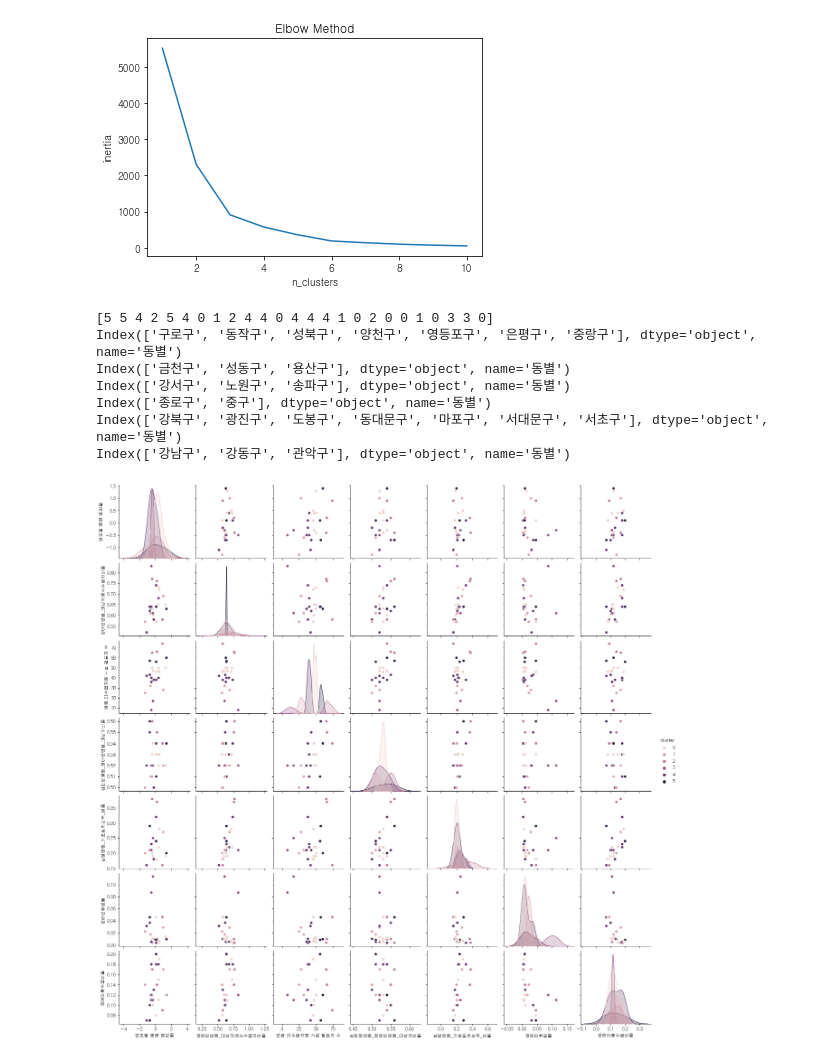
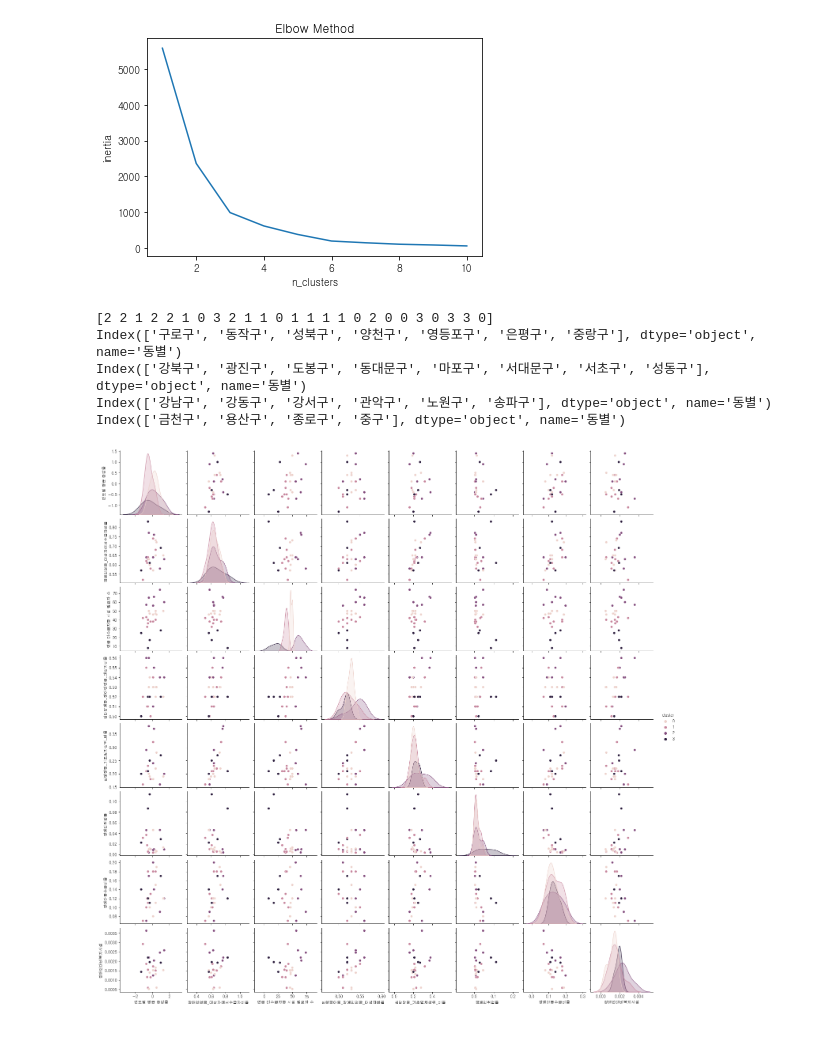
Before and after one commit to Toddbear20/Taxi_project, a Jupyter notebook: welfare.ipynb, the cells around one changed output. Saved outputs shown, nothing was run; the diff lists cells and outputs as text; code cells hidden in the pictures.

```diff
--- a/welfare.ipynb
+++ b/welfare.ipynb
@@ -382,5 +382,8 @@ clusterDF
 | 199 | 1.474790 | -0.209028 | 1 |
 200 rows × 3 columns
 # %%
-df_ds.to_csv('장애인시설비율.csv')
+df=pd.read_csv('장애인시설비율.csv')
+df=df.sort_values('구별')
+arr=df['총복지시설']/df['총 장애인 수']
+arr #총복지시설 대비 총 장애인 수
 # %% [output]
@@ -939,5 +978,7 @@ df_work
 # %%
 df_child = pd.read_csv('child_handicapped_final.csv', index_col='통계시군구명')
 df_work['장애아동수급비율'] = df_child['장애아동수급비율']
-df_work
+df_work['장애인대비복지시설'] = arr.to_list()
+df.work=df_work.drop(columns = ['cluster'])
+df.work
 # %% [output]
@@ -999,42 +1019,38 @@ plt.show()
 # %%
 from matplotlib import font_manager, rc
 font_path = "C:/Windows/Fonts/gulim.ttc"
 font = font_manager.FontProperties(fname = font_path).get_name()
 rc('font', family = font)
 
-kmeans = KMeans(n_clusters = 6, init='k-means++', max_iter=200, random_state=0).fit(df_work)
+kmeans = KMeans(n_clusters = 4, init='k-means++', max_iter=200, random_state=0).fit(df_work)
 df_work['cluster'] = kmeans.labels_
 print(kmeans.labels_)
 
 marker0_ind = df_work[df_work['cluster']==0].index
 marker1_ind = df_work[df_work['cluster']==1].index
 marker2_ind = df_work[df_work['cluster']==2].index
 marker3_ind = df_work[df_work['cluster']==3].index
-marker4_ind = df_work[df_work['cluster']==4].index
-marker5_ind = df_work[df_work['cluster']==5].index
+
 
 
 
 print(marker0_ind)
 print(marker1_ind)
 print(marker2_ind)
 print(marker3_ind)
-print(marker4_ind)
-print(marker5_ind)
+
 
 
 
 sns.pairplot(df_work,hue='cluster')
 plt.show()
 # %% [output]
-[5 5 4 2 5 4 0 1 2 4 4 0 4 4 4 1 0 2 0 0 1 0 3 3 0]
+[2 2 1 2 2 1 0 3 2 1 1 0 1 1 1 1 0 2 0 0 3 0 3 3 0]
 Index(['구로구', '동작구', '성북구', '양천구', '영등포구', '은평구', '중랑구'], dtype='object', name='동별')
-Index(['금천구', '성동구', '용산구'], dtype='object', name='동별')
-Index(['강서구', '노원구', '송파구'], dtype='object', name='동별')
-Index(['종로구', '중구'], dtype='object', name='동별')
-Index(['강북구', '광진구', '도봉구', '동대문구', '마포구', '서대문구', '서초구'], dtype='object', name='동별')
-Index(['강남구', '강동구', '관악구'], dtype='object', name='동별')
+Index(['강북구', '광진구', '도봉구', '동대문구', '마포구', '서대문구', '서초구', '성동구'], dtype='object', name='동별')
+Index(['강남구', '강동구', '강서구', '관악구', '노원구', '송파구'], dtype='object', name='동별')
+Index(['금천구', '용산구', '종로구', '중구'], dtype='object', name='동별')
-[figure, old version]
+[figure, new version]
 # %%
 cluster0 = df_work[df_work['cluster']==0]
 cluster1 = df_work[df_work['cluster']==1]
```
Also changed, not shown: parts of 13 cells of this notebook, 3 other files.
